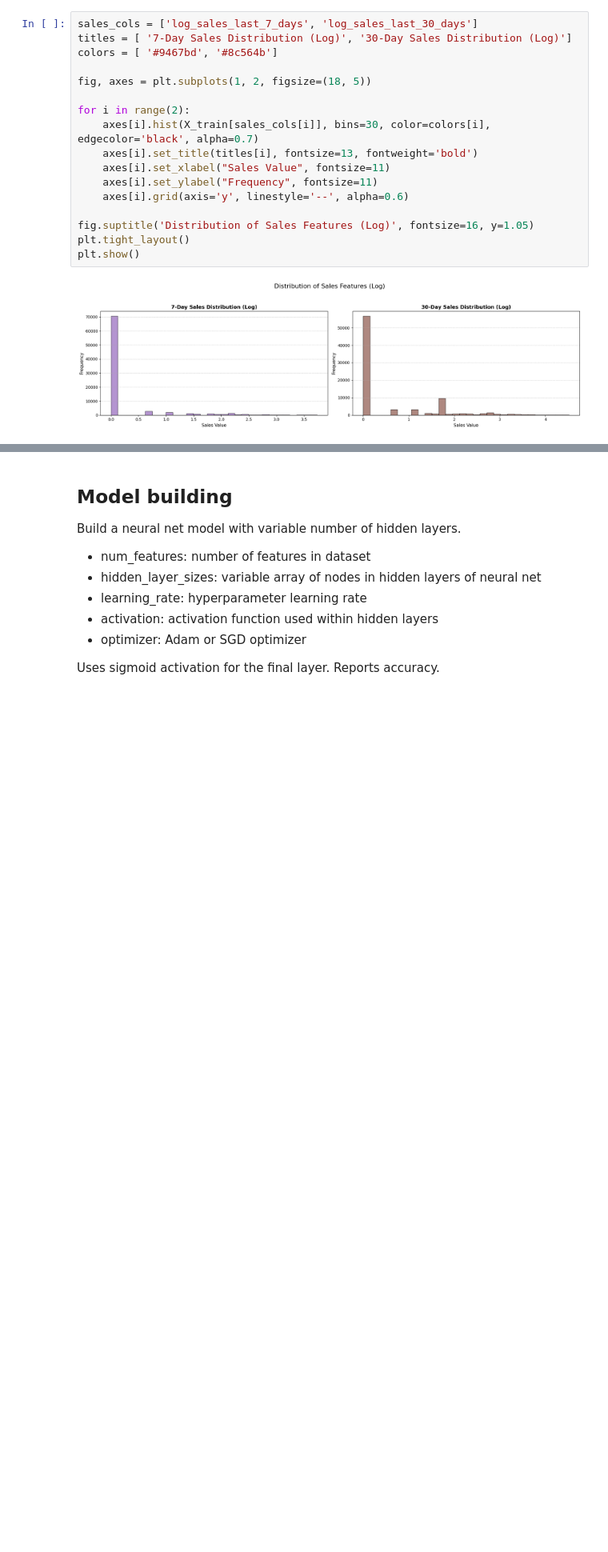
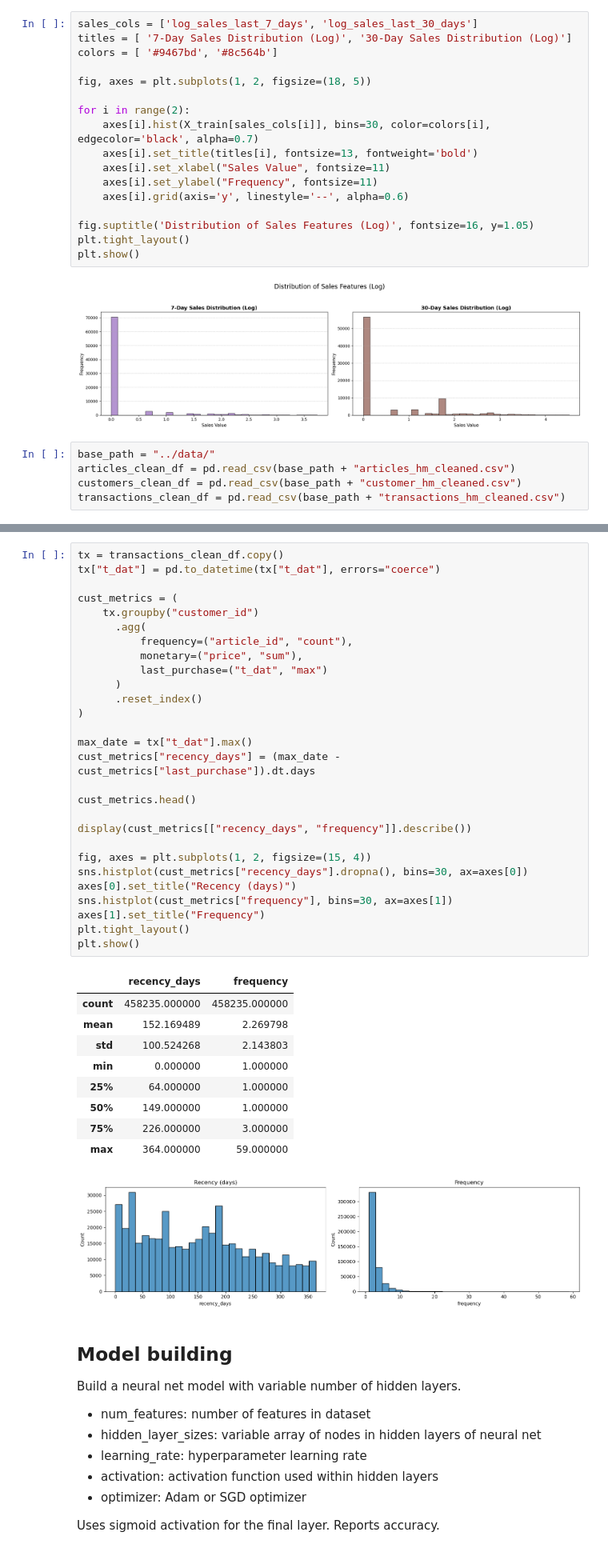
Before and after one commit to daveschaaf/mids_207_project, a Jupyter notebook: notebooks/product_recommendation_02.ipynb, the cells around one changed output, grey strips where cells are left out. Shown at 80% size. Cells and saved outputs as stored; diff of their text form; blank space fills up the shorter version.

```diff
--- a/notebooks/product_recommendation_02.ipynb
+++ b/notebooks/product_recommendation_02.ipynb
@@ -209,3 +202,8 @@ plt.tight_layout()
 plt.show()
 # %% [output]
 [figure]
+# %%
+base_path = "../data/"
+articles_clean_df = pd.read_csv(base_path + "articles_hm_cleaned.csv")
+customers_clean_df = pd.read_csv(base_path + "customer_hm_cleaned.csv")
+transactions_clean_df = pd.read_csv(base_path + "transactions_hm_cleaned.csv")
@@ -212,3 +353,42 @@ plt.show()
+# %%
+tx = transactions_clean_df.copy()
+tx["t_dat"] = pd.to_datetime(tx["t_dat"], errors="coerce")
+
+cust_metrics = (
+    tx.groupby("customer_id")
+      .agg(
+          frequency=("article_id", "count"),
+          monetary=("price", "sum"),
+          last_purchase=("t_dat", "max")
+      )
+      .reset_index()
+)
+
+max_date = tx["t_dat"].max()
+cust_metrics["recency_days"] = (max_date - cust_metrics["last_purchase"]).dt.days
+
+cust_metrics.head()
+
+display(cust_metrics[["recency_days", "frequency"]].describe())
+
+fig, axes = plt.subplots(1, 2, figsize=(15, 4))
+sns.histplot(cust_metrics["recency_days"].dropna(), bins=30, ax=axes[0])
+axes[0].set_title("Recency (days)")
+sns.histplot(cust_metrics["frequency"], bins=30, ax=axes[1])
+axes[1].set_title("Frequency")
+plt.tight_layout()
+plt.show()
+# %% [output]
+|  | recency_days | frequency |
+| count | 458235.000000 | 458235.000000 |
+| mean | 152.169489 | 2.269798 |
+| std | 100.524268 | 2.143803 |
+| min | 0.000000 | 1.000000 |
+| 25% | 64.000000 | 1.000000 |
+| 50% | 149.000000 | 1.000000 |
+| 75% | 226.000000 | 3.000000 |
+| max | 364.000000 | 59.000000 |
+[figure, added]
 # %% [markdown]
 ## Model building
 
```
Also changed, not shown: parts of 5 cells of this notebook, 1 other file.
